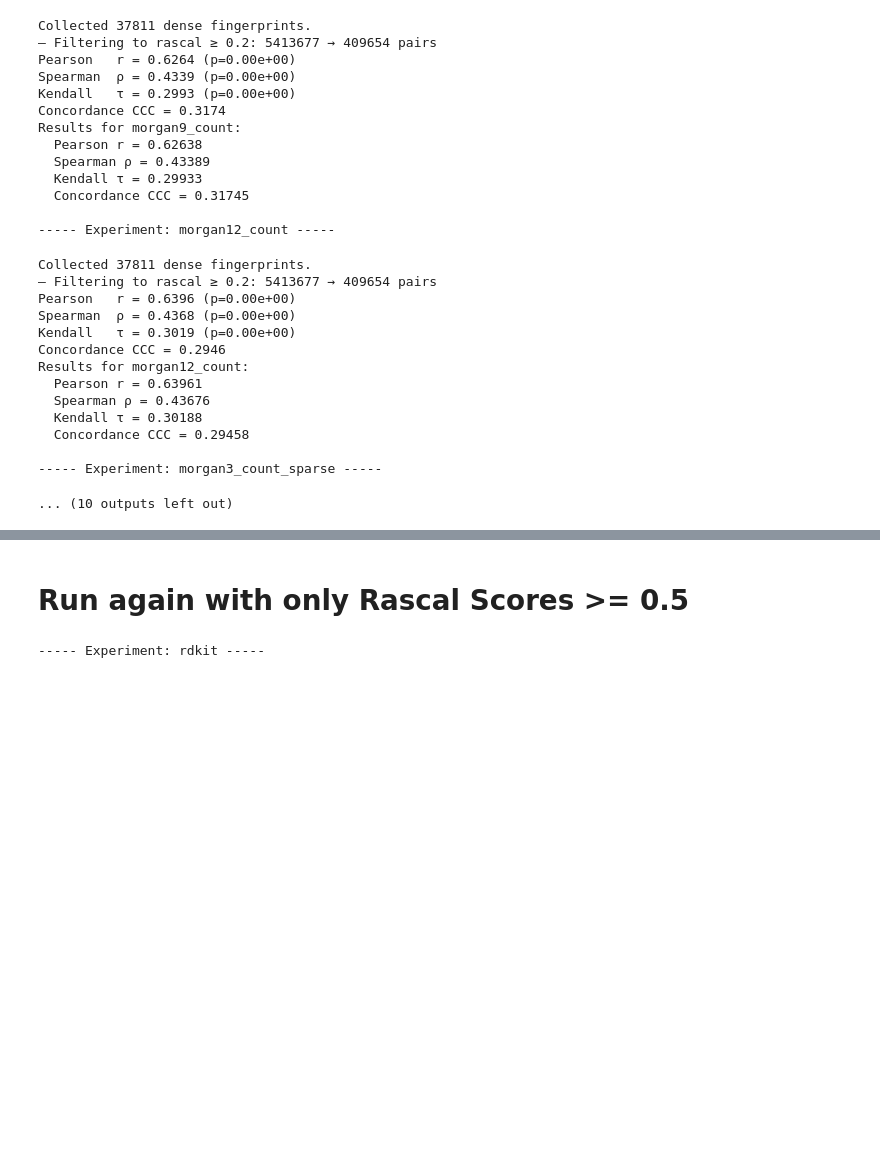
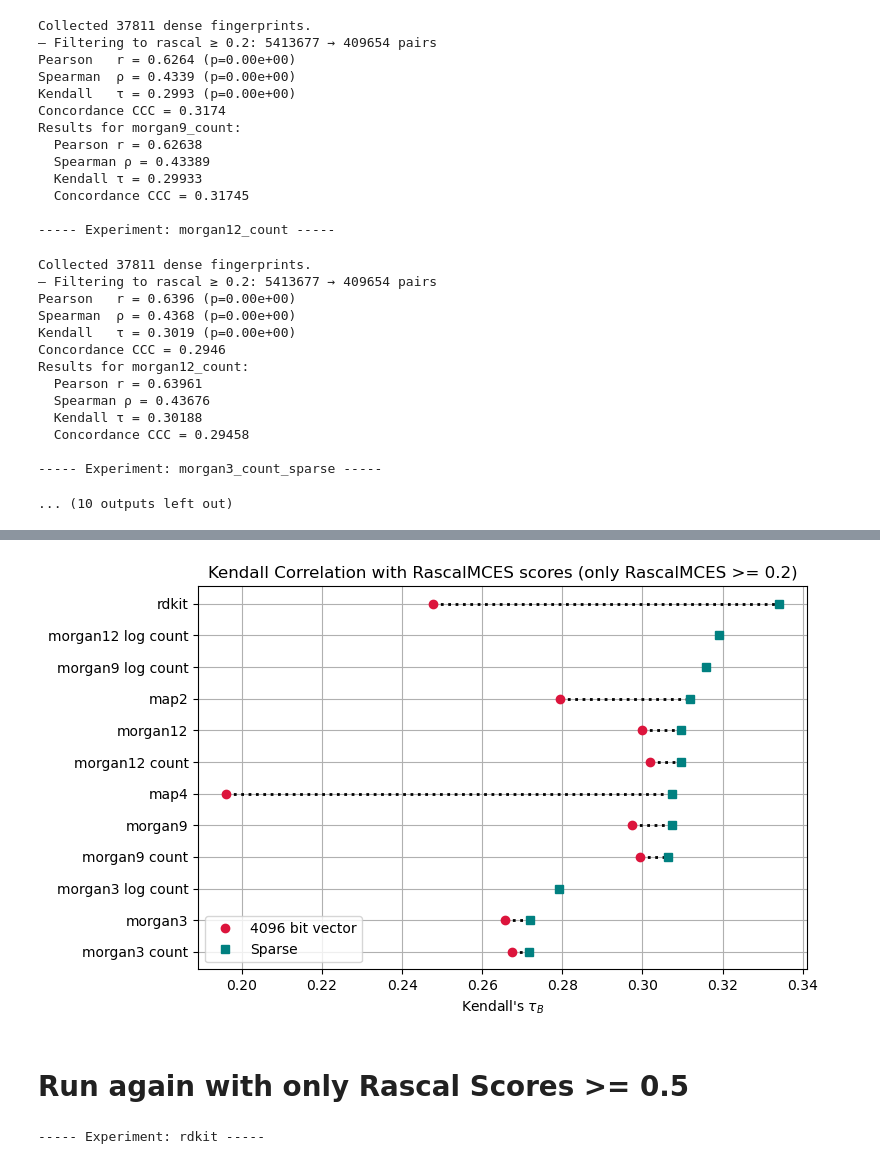
Before and after one commit to florian-huber/molecular_fingerprint_comparisons, a Jupyter notebook: notebooks/fingerprint_analysis_MCES_correlation_experiment.ipynb, the cells around one changed output, grey strips where cells are left out. Drawn from its saved outputs; the diff is of its cells as text; code cells hidden in the pictures; blank space fills up the shorter version.

Commit message:
plot updates

```diff
--- a/notebooks/fingerprint_analysis_MCES_correlation_experiment.ipynb
+++ b/notebooks/fingerprint_analysis_MCES_correlation_experiment.ipynb
@@ -632,7 +627,7 @@ results_df.sort_values("kendall", ascending=False).kendall.plot(kind="barh")
 import matplotlib.pyplot as plt
 from matplotlib.lines import Line2D
 
-def plot_tau_comparison(tau_series, filename=None):
+def plot_tau_comparison(tau_series, title="", filename=None):
     """
     Create a comparison plot of Kendall's tau for dense vs. sparse variants,
     with a legend for the two marker types.
@@ -676,16 +671,19 @@ def plot_tau_comparison(tau_series, filename=None):
         if 'sparse' in vals:
             ax.plot(vals['sparse'], y, marker='s', color="teal")
 
-
-    # 4) Reference line at tau=0
-    ax.axvline(0, linestyle='--', linewidth=1.5, color='black')
+    all_taus = [tau
+            for vals in groups.values()
+            for tau in vals.values()]
+    # only draw zero‐line if any tau ≤ 0
+    if min(all_taus) <= 0:
+        ax.axvline(0, linestyle='--', linewidth=1.5, color='black')
 
     # 5) Labels and ticks
     ax.set_yticks(y_positions)
     names_cleaned = [x.replace("_", " ").replace("logcount", "log count") for x in sorted_bases]
     ax.set_yticklabels(names_cleaned)
     ax.set_xlabel("Kendall's $τ_B$")
-    ax.set_title("Kendall Correlation with RascalMCES scores")
+    ax.set_title(title)
     ax.grid(True)
 
     # 6) Legend
@@ -960,0 +943,6 @@ results_df.sort_values("kendall", ascending=False)
+# %%
+filename = os.path.join(path_results, "results_rascal_lg_0_2_correlations_250512.csv")
+
+results_df = pd.read_csv(filename)
+results_df = results_df.set_index("experiment")
+results_df.sort_values("kendall", ascending=False)
@@ -961,3 +968,12 @@ results_df.sort_values("kendall", ascending=False)
+# %%
+plot_tau_comparison(
+    results_df.kendall,
+    "Kendall Correlation with RascalMCES scores (only RascalMCES >= 0.2)",
+    "rascal_kendall_correlation_lg_0_2.png"
+)
+plt.show()
+# %% [output]
+[figure, added]
 # %% [markdown]
 # Run again with only Rascal Scores >= 0.5
 # %%
```
Also changed, not shown: parts of 4 cells of this notebook.
